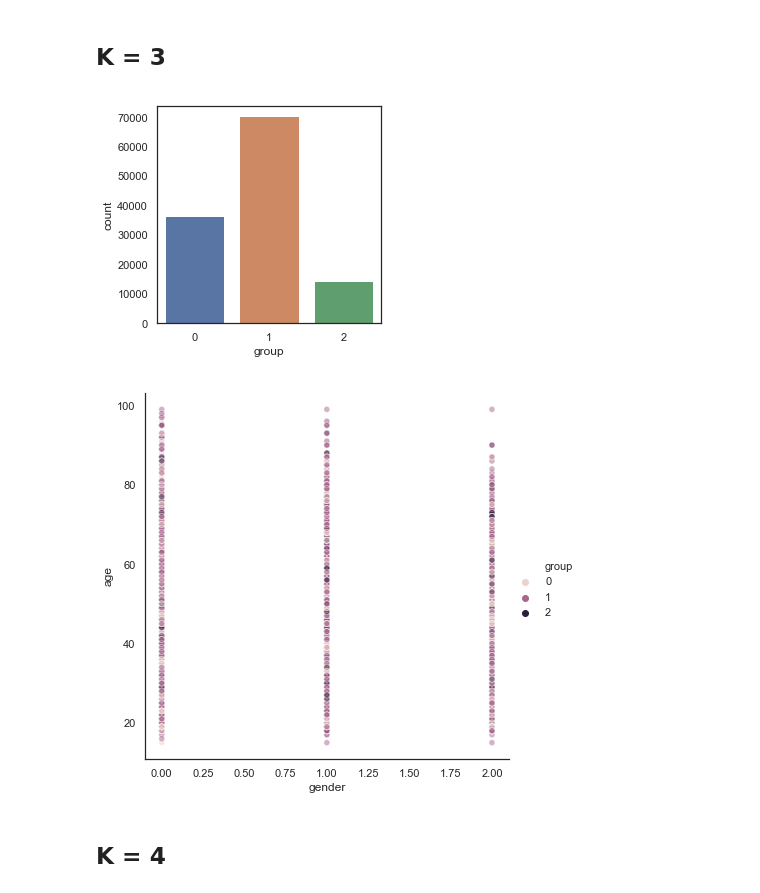
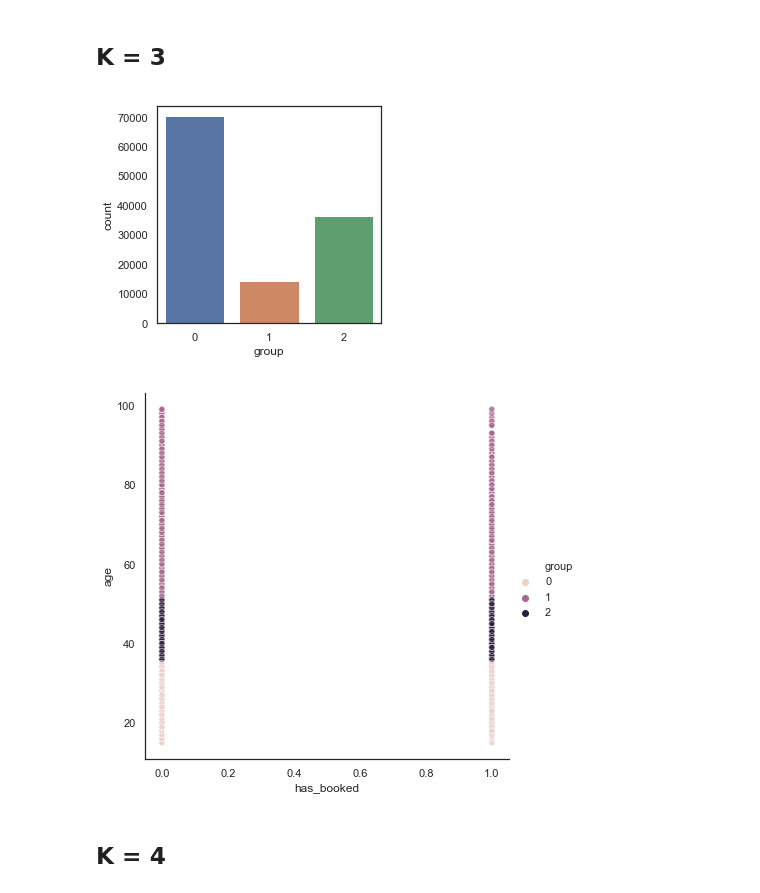
Before and after one commit to Mzibecchi/diplodatos2019, a Jupyter notebook: mentoria_airbnb/notebooks/airbnb_kmeans_2.ipynb, the cells around one changed output. Cells and saved outputs as stored; diff of their text form; code cells hidden in the pictures.

Commit message:
cluster with two features

```diff
--- a/mentoria_airbnb/notebooks/airbnb_kmeans_2.ipynb
+++ b/mentoria_airbnb/notebooks/airbnb_kmeans_2.ipynb
@@ -144,7 +144,7 @@ def assign_region( country ):
 users_df['region_destination'] = users_df['country_destination'].apply(lambda x: assign_region(x))
 
 # parece que agregar lenguage o total_sessions hace que un grupo sea mucho mas grande...
-users_to_cluster_df = users_df[ ['has_booked','age','gender','first_device_type']]
+users_to_cluster_df = users_df[ ['has_booked','age']]
 
 print( "Number of records: ", len(users_to_cluster_df))
 users_to_cluster_df.head()
@@ -225,6 +225,26 @@ def cluster_show_by_age_gender( clustered ):
     sns.relplot(x="gender", y="age", hue="group",
             sizes=(40, 400), alpha=.5,
             height=6, data=clustered)
+# %%
+def cluster_show_by( clustered, x_label, y_label):
+
+#    fig = plt.figure(figsize=(8,8))
+#    ax = fig.add_subplot(111)
+#    ax.set_xlabel('age')
+#    ax.set_ylabel('region')
+
+#    plt.scatter(clustered['age'], clustered['region_destination'], label='group', c=clustered['group'], s=20)
+#    plt.scatter(clustered['age'], clustered['region_destination'],
+#                label=, c=clustered['group'], s=20,
+#               marker='o')
+
+#    plt.legend(loc=2)
+#    plt.show()
+    colores=['red','green','blue','cyan','yellow']
+    sns.set(style="white")
+    sns.relplot(x=x_label, y=y_label, hue="group",
+            sizes=(40, 400), alpha=.5,
+            height=6, data=clustered)
 # %% [markdown]
 # Clustering
 # %%
@@ -259,15 +279,15 @@ clustered = []
 
 predictions = kmeans_generate_predictions( 3 )
 # %%
-clustered = add_cluster_to_dataset(users_who_booked, predictions)
+clustered = add_cluster_to_dataset(users_to_cluster_df, predictions)
 
 plt.figure(figsize=(4,4))
 sns.countplot(data=pd.DataFrame({'group':predictions}), x='group')
 
-cluster_show_by_age_gender( clustered )
+cluster_show_by( clustered, 'has_booked', 'age')
 # %% [output]
-[figure, old version]
+[figure, new version]
-[figure, old version]
+[figure, new version]
 # %% [markdown]
 ## K = 4
 # %%
```
Also changed, not shown: parts of 9 cells of this notebook.
